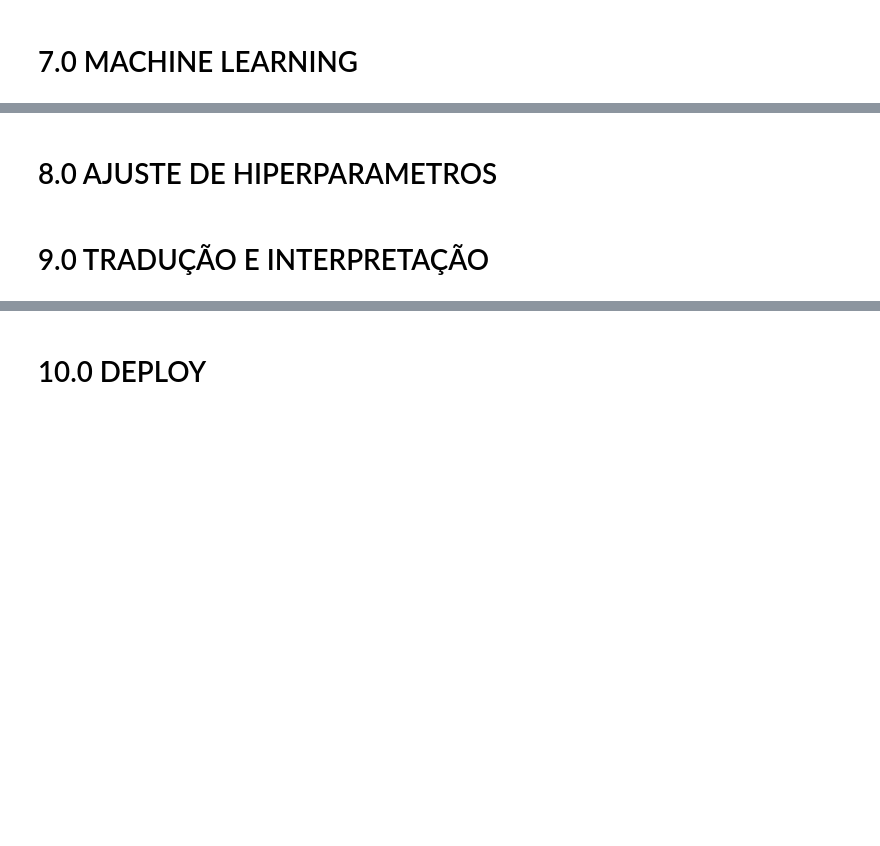
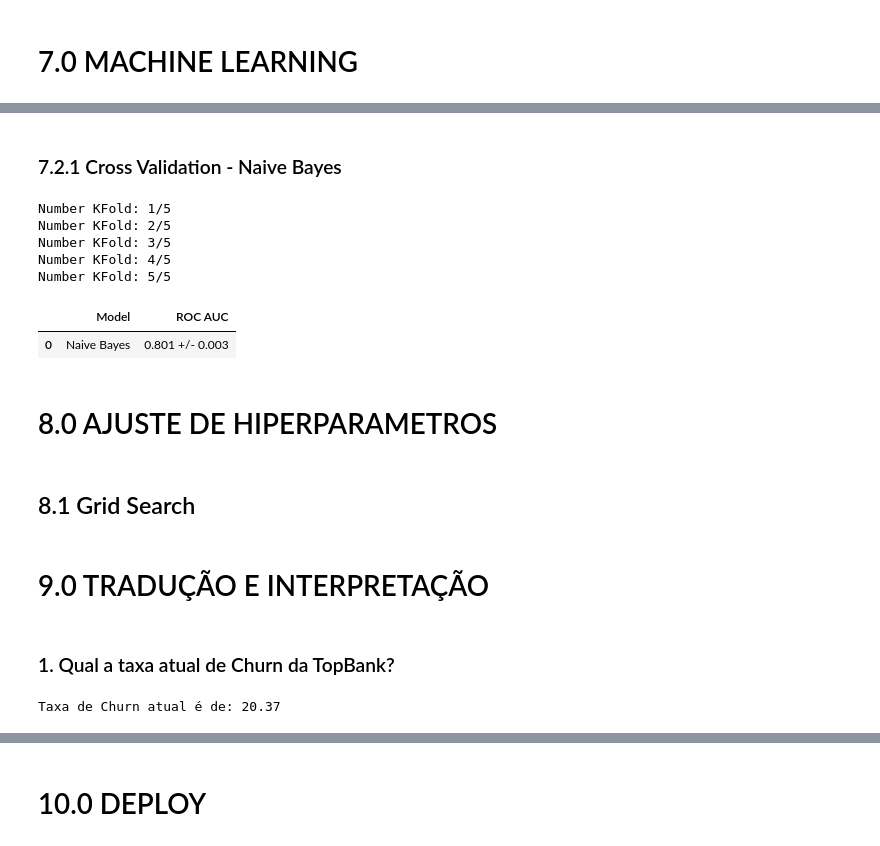
Before and after one commit to Jhonatanslopes/Bank-Customer-Churn, a Jupyter notebook: Notebook/notebook.ipynb, the cells around one changed output, grey strips where cells are left out. Saved outputs shown, nothing was run; the diff lists cells and outputs as text; code cells hidden in the pictures; blank space fills up the shorter version.

```diff
--- a/Notebook/notebook.ipynb
+++ b/Notebook/notebook.ipynb
@@ -437,4 +542,28 @@ x_train = x_test[cols_selected]
+# %% [markdown]
+### 7.2.1 Cross Validation - Naive Bayes
+# %%
+cross_validation(model_name='Naive Bayes', x=full_x, y=full_y, model=naive_bayes, cv=5, verbose=True)
+# %% [output]
+Number KFold: 1/5
+Number KFold: 2/5
+Number KFold: 3/5
+Number KFold: 4/5
+Number KFold: 5/5
+|  | Model | ROC AUC |
+| 0 | Naive Bayes | 0.801 +/- 0.003 |
 # %% [markdown]
 # 8.0 AJUSTE DE HIPERPARAMETROS
+# %% [markdown]
+## 8.1 Grid Search
 # %% [markdown]
 # 9.0 TRADUÇÃO E INTERPRETAÇÃO
+# %% [markdown]
+### 1. Qual a taxa atual de Churn da TopBank?
+# %%
+n_exited = len(df1[df1['exited'] == 1])
+n_customers = len(df1)
+
+tax_churn = (n_exited / n_customers) * 100
+print('Taxa de Churn atual é de: {:.2f}'.format(tax_churn))
+# %% [output]
+Taxa de Churn atual é de: 20.37
```
Also changed, not shown: parts of 12 cells of this notebook.
